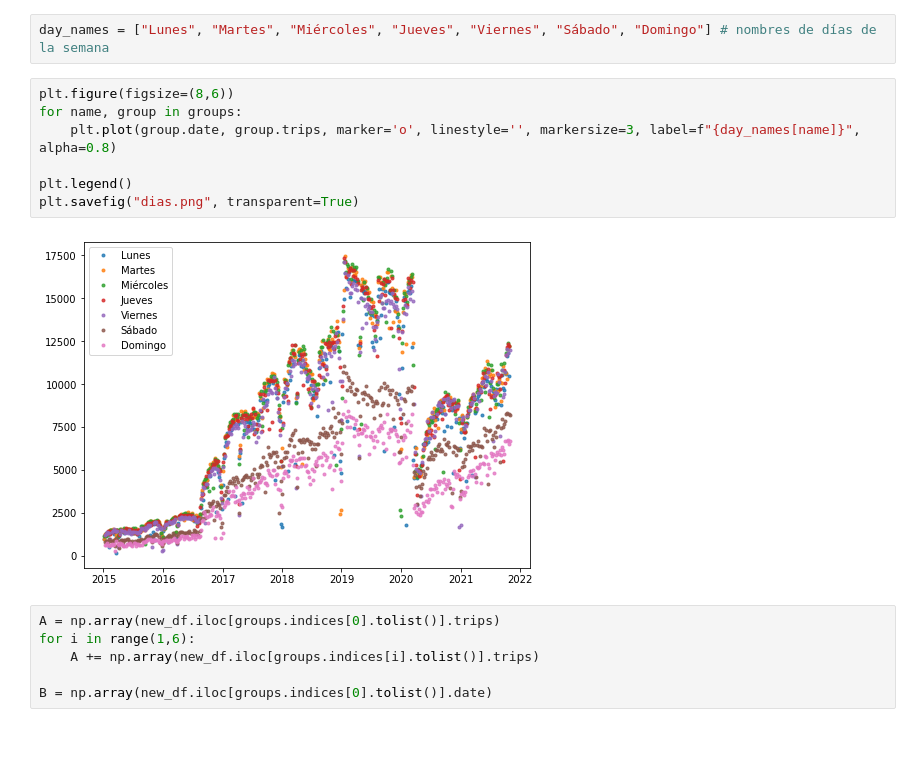
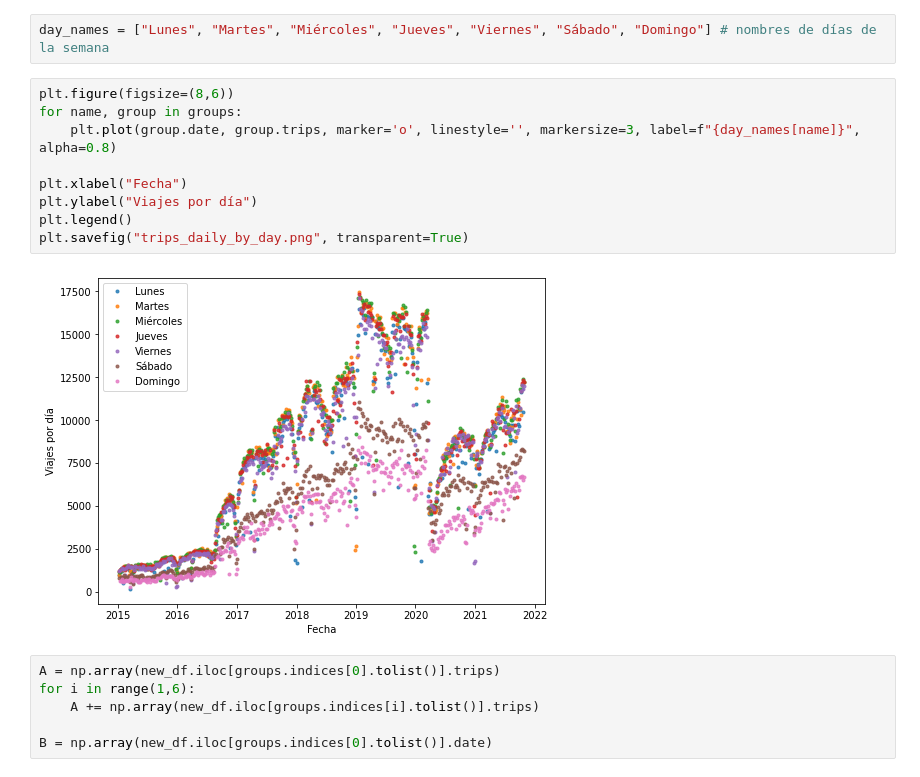
Before and after one commit to jaime-aguayo/proyecto_datos, a Jupyter notebook: dataWrangling.ipynb, the cells around one changed output. Saved outputs shown, nothing was run; the diff lists cells and outputs as text; blank space fills up the shorter version.

```diff
--- a/dataWrangling.ipynb
+++ b/dataWrangling.ipynb
@@ -138,12 +142,14 @@ day_names = ["Lunes", "Martes", "Miércoles", "Jueves", "Viernes", "Sábado", "D
 # %%
 plt.figure(figsize=(8,6))
 for name, group in groups:
     plt.plot(group.date, group.trips, marker='o', linestyle='', markersize=3, label=f"{day_names[name]}", alpha=0.8)
 
+plt.xlabel("Fecha")
+plt.ylabel("Viajes por día")
 plt.legend()
-plt.savefig("dias.png", transparent=True)
+plt.savefig("trips_daily_by_day.png", transparent=True)
 # %% [output]
-[figure, old version]
+[figure, new version]
 # %%
 A = np.array(new_df.iloc[groups.indices[0].tolist()].trips)
 for i in range(1,6):
```
Also changed, not shown: parts of 4 cells of this notebook, 17 other files.
